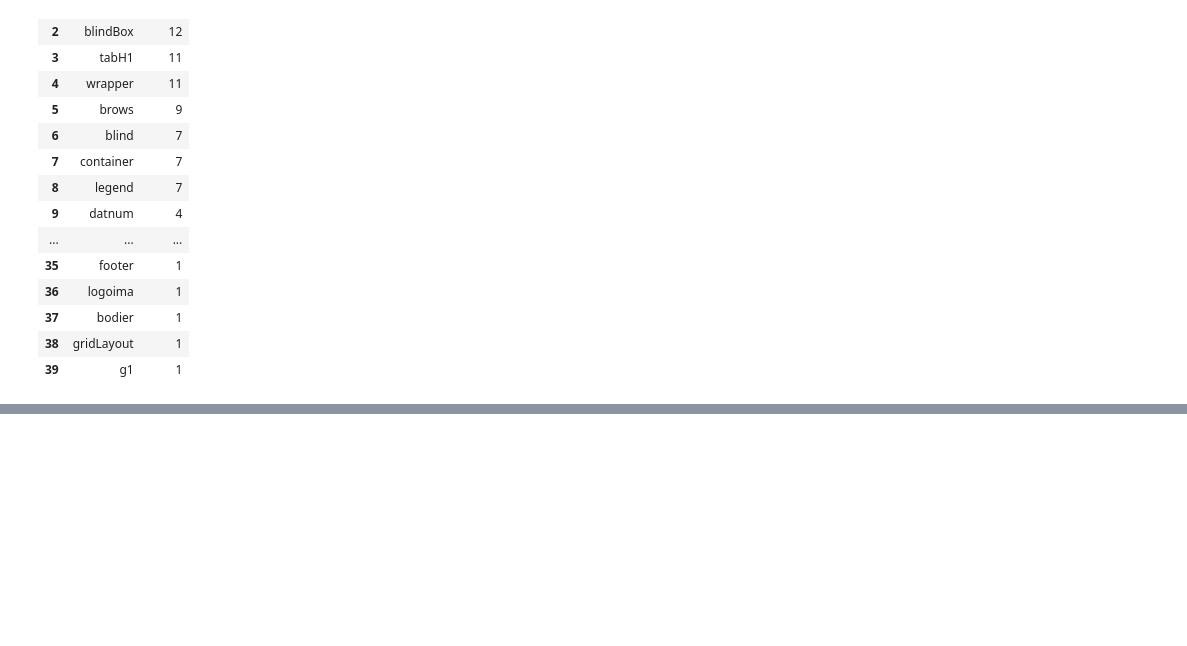
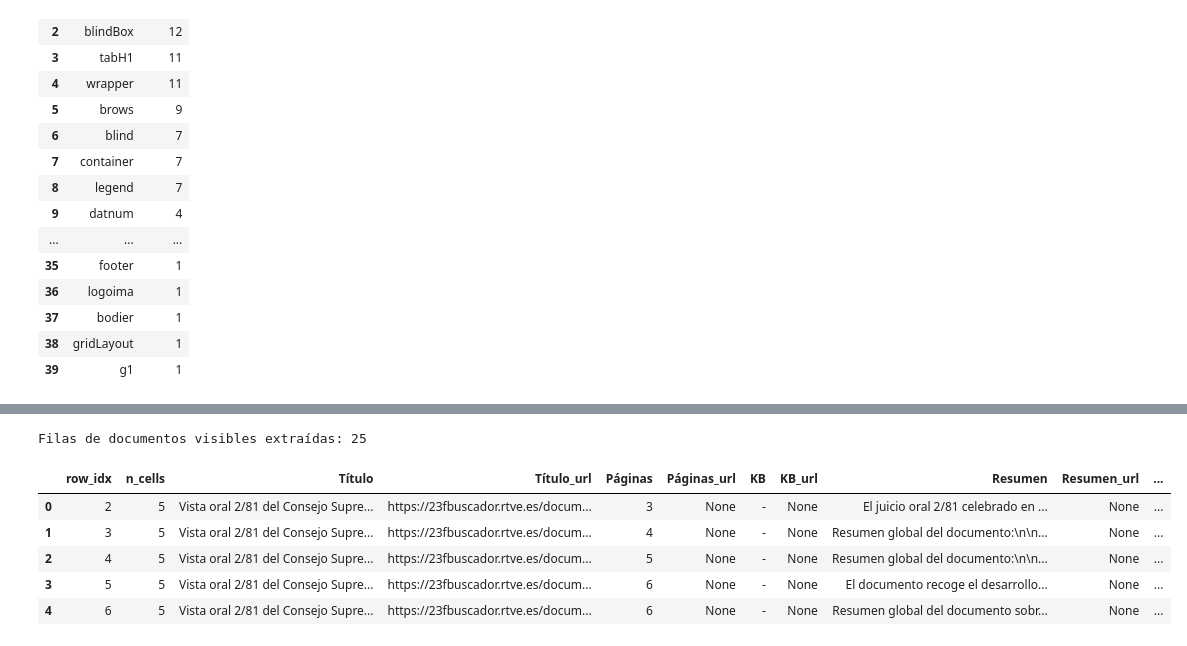
Before and after one commit to dieegordg/Proyecto-Machine-Learning-UNAV---Bayesianos-de-los-Ca-dos, a Jupyter notebook: notebooks/01_data_sources_and_dataset.ipynb, the cells around one changed output, grey strips where cells are left out. Drawn from its saved outputs; the diff is of its cells as text; code cells hidden in the pictures; blank space fills up the shorter version.

```diff
--- a/notebooks/01_data_sources_and_dataset.ipynb
+++ b/notebooks/01_data_sources_and_dataset.ipynb
@@ -682,0 +1598,70 @@ df_classes.head(40)
+# %%
+# ------------------------------------------------------------
+# 5.2. Extracción de filas de la tabla principal
+# ------------------------------------------------------------
+
+def extract_table_rows(table, base_url: str) -> pd.DataFrame:
+    """
+    Extrae filas de una tabla HTML y conserva texto, enlaces y posición.
+
+    Parameters
+    ----------
+    table : bs4.element.Tag
+        Tabla HTML.
+    base_url : str
+        URL base para convertir enlaces relativos en absolutos.
+
+    Returns
+    -------
+    pd.DataFrame
+        DataFrame con una fila por documento visible.
+    """
+    headers = [th.get_text(" ", strip=True) for th in table.find_all("th")]
+    rows_data = []
+
+    body_rows = table.find_all("tr")
+
+    for row_idx, row in enumerate(body_rows, start=1):
+        cells = row.find_all("td")
+
+        # Saltar cabecera u otras filas sin celdas de datos
+        if not cells:
+            continue
+
+        row_data = {
+            "row_idx": row_idx,
+            "n_cells": len(cells),
+        }
+
+        for col_idx, cell in enumerate(cells):
+            col_name = headers[col_idx] if col_idx < len(headers) else f"col_{col_idx}"
+
+            text = cell.get_text(" ", strip=True)
+            link_tag = cell.find("a", href=True)
+            href = urljoin(base_url, link_tag["href"]) if link_tag else None
+
+            row_data[col_name] = text
+            row_data[f"{col_name}_url"] = href
+
+        rows_data.append(row_data)
+
+    return pd.DataFrame(rows_data)
+
+
+if len(app_tables) == 0:
+    raise ValueError("No se han encontrado tablas en la aplicación RTVE.")
+
+# En principio debería haber una tabla principal de documentos.
+df_rtve_visible_rows_raw = extract_table_rows(app_tables[0], URL_RTVE_APP)
+
+print(f"Filas de documentos visibles extraídas: {len(df_rtve_visible_rows_raw)}")
+
+df_rtve_visible_rows_raw.head()
+# %% [output]
+Filas de documentos visibles extraídas: 25
+|  | row_idx | n_cells | Título | Título_url | Páginas | Páginas_url | KB | KB_url | Resumen | Resumen_url | ... |
+| 0 | 2 | 5 | Vista oral 2/81 del Consejo Supre... | https://23fbuscador.rtve.es/docum... | 3 | None | - | None | El juicio oral 2/81 celebrado en ... | None | ... |
+| 1 | 3 | 5 | Vista oral 2/81 del Consejo Supre... | https://23fbuscador.rtve.es/docum... | 4 | None | - | None | Resumen global del documento:\n\n... | None | ... |
+| 2 | 4 | 5 | Vista oral 2/81 del Consejo Supre... | https://23fbuscador.rtve.es/docum... | 5 | None | - | None | Resumen global del documento:\n\n... | None | ... |
+| 3 | 5 | 5 | Vista oral 2/81 del Consejo Supre... | https://23fbuscador.rtve.es/docum... | 6 | None | - | None | El documento recoge el desarrollo... | None | ... |
+| 4 | 6 | 5 | Vista oral 2/81 del Consejo Supre... | https://23fbuscador.rtve.es/docum... | 6 | None | - | None | Resumen global del documento sobr... | None | ... |
```
Also changed, not shown: parts of 62 cells of this notebook, 5 other files.
